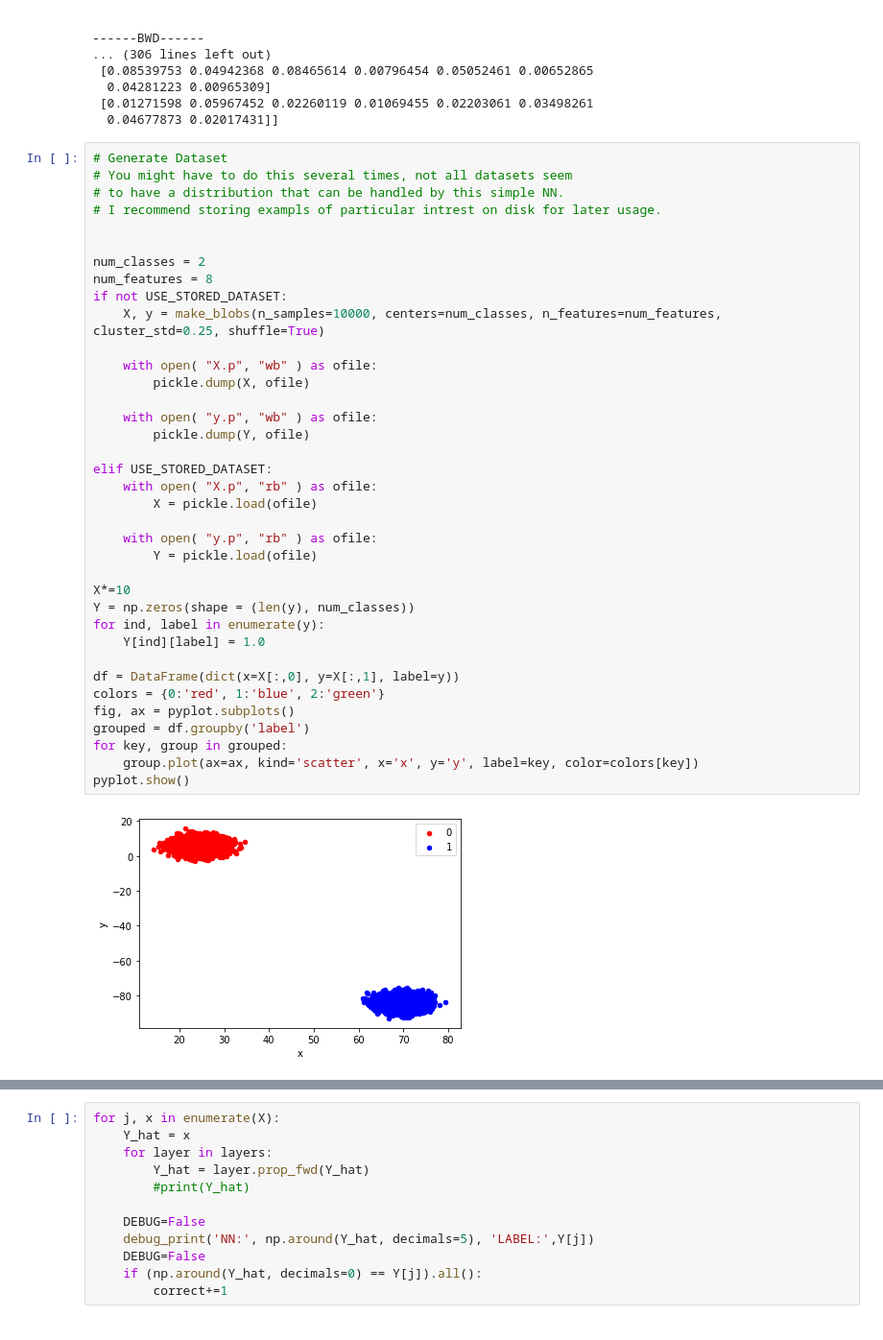
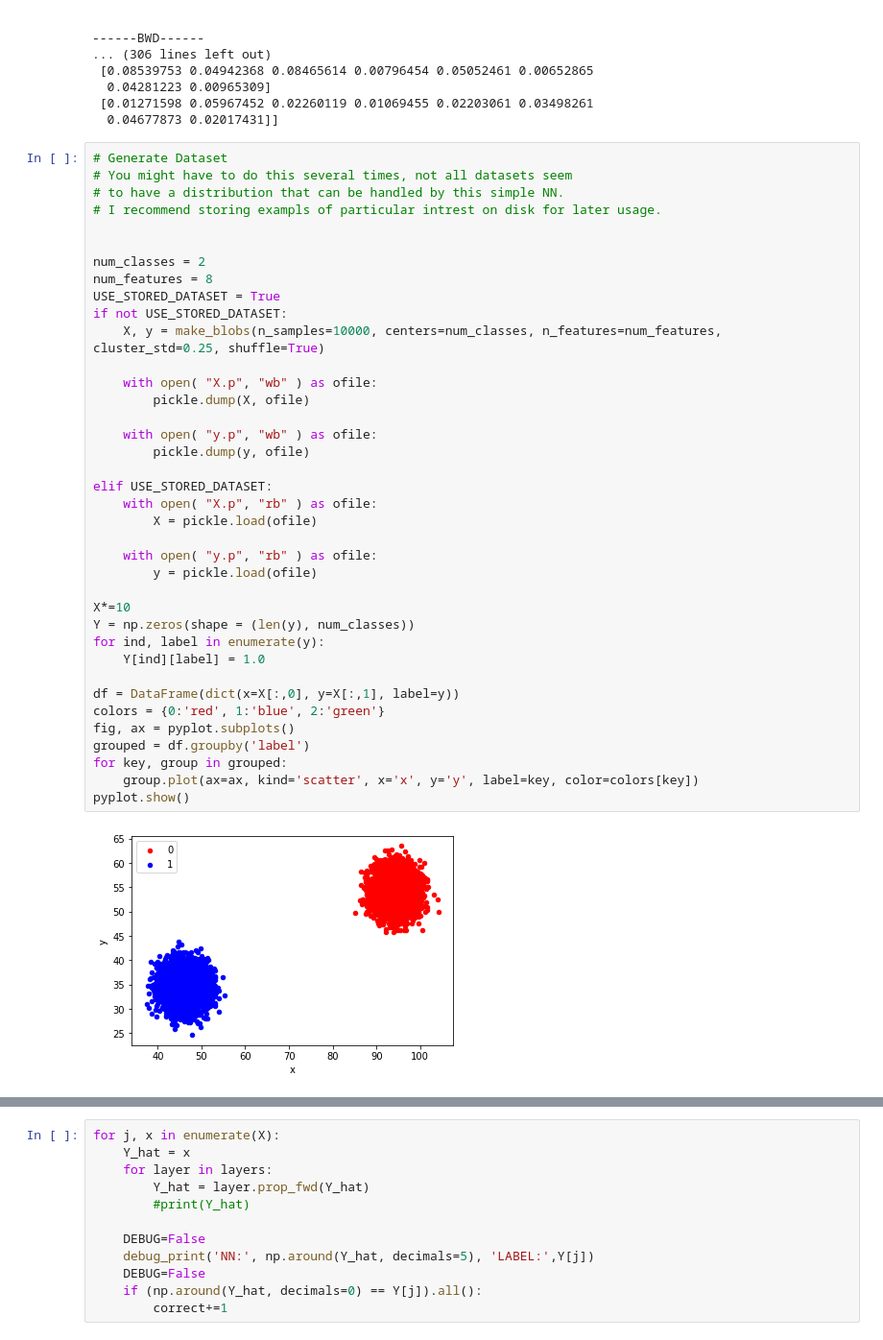
Before and after one commit to lorenz0890/plain_numpy_dnn, a Jupyter notebook: numpy_only_nn.ipynb, the cells around one changed output, grey strips where cells are left out. Shown: that part at 96% size. Saved outputs shown, nothing was run; the diff lists cells and outputs as text.

```diff
--- a/numpy_only_nn.ipynb
+++ b/numpy_only_nn.ipynb
@@ -163,33 +168,34 @@ DEBUG=False
 
 num_classes = 2
 num_features = 8
+USE_STORED_DATASET = True
 if not USE_STORED_DATASET:
     X, y = make_blobs(n_samples=10000, centers=num_classes, n_features=num_features, cluster_std=0.25, shuffle=True)
 
     with open( "X.p", "wb" ) as ofile:
         pickle.dump(X, ofile)
 
     with open( "y.p", "wb" ) as ofile:
-        pickle.dump(Y, ofile)
+        pickle.dump(y, ofile)
 
 elif USE_STORED_DATASET:
     with open( "X.p", "rb" ) as ofile:
         X = pickle.load(ofile)
 
     with open( "y.p", "rb" ) as ofile:
-        Y = pickle.load(ofile)
+        y = pickle.load(ofile)
 
 X*=10
 Y = np.zeros(shape = (len(y), num_classes))
 for ind, label in enumerate(y):
     Y[ind][label] = 1.0
 
 df = DataFrame(dict(x=X[:,0], y=X[:,1], label=y))
 colors = {0:'red', 1:'blue', 2:'green'}
 fig, ax = pyplot.subplots()
 grouped = df.groupby('label')
 for key, group in grouped:
     group.plot(ax=ax, kind='scatter', x='x', y='y', label=key, color=colors[key])
 pyplot.show()
 # %% [output]
-[figure, old version]
+[figure, new version]
```
Also changed, not shown: parts of 7 cells of this notebook, 2 other files.
